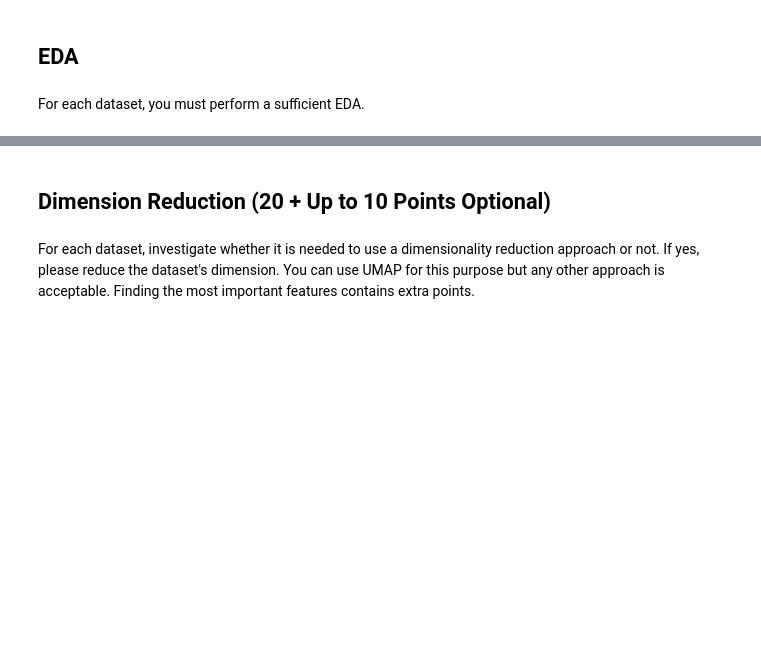
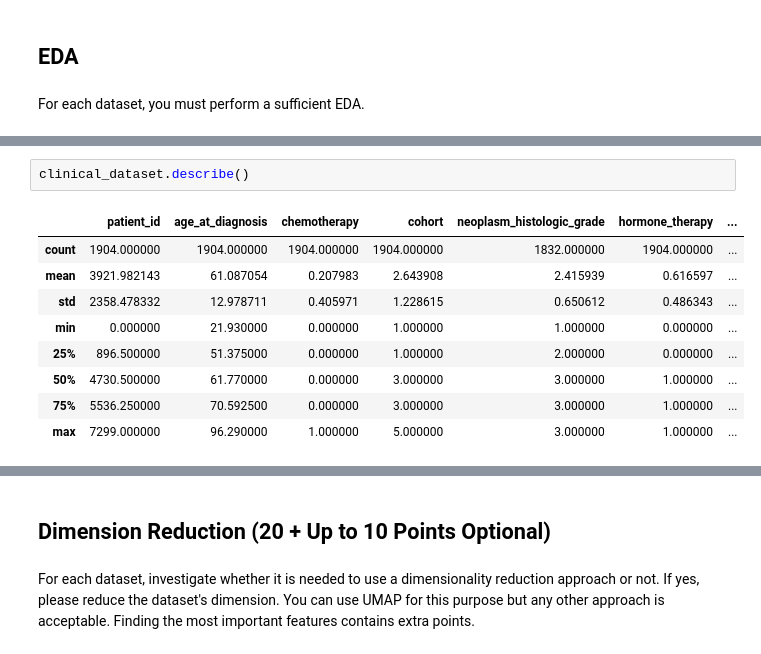
Before and after one commit to soligits/ml-final-project, a Jupyter notebook: ML_Project.ipynb, the cells around one changed output, grey strips where cells are left out. Drawn from its saved outputs; the diff is of its cells as text; blank space fills up the shorter version.

```diff
--- a/ML_Project.ipynb
+++ b/ML_Project.ipynb
@@ -87,0 +106,12 @@ For each dataset, you must perform a sufficient EDA.
+# %%
+clinical_dataset.describe()
+# %% [output]
+|  | patient_id | age_at_diagnosis | chemotherapy | cohort | neoplasm_histologic_grade | hormone_therapy | ... |
+| count | 1904.000000 | 1904.000000 | 1904.000000 | 1904.000000 | 1832.000000 | 1904.000000 | ... |
+| mean | 3921.982143 | 61.087054 | 0.207983 | 2.643908 | 2.415939 | 0.616597 | ... |
+| std | 2358.478332 | 12.978711 | 0.405971 | 1.228615 | 0.650612 | 0.486343 | ... |
+| min | 0.000000 | 21.930000 | 0.000000 | 1.000000 | 1.000000 | 0.000000 | ... |
+| 25% | 896.500000 | 51.375000 | 0.000000 | 1.000000 | 2.000000 | 0.000000 | ... |
+| 50% | 4730.500000 | 61.770000 | 0.000000 | 3.000000 | 3.000000 | 1.000000 | ... |
+| 75% | 5536.250000 | 70.592500 | 0.000000 | 3.000000 | 3.000000 | 1.000000 | ... |
+| max | 7299.000000 | 96.290000 | 1.000000 | 5.000000 | 3.000000 | 1.000000 | ... |
```
Also changed, not shown: parts of 7 cells of this notebook.
